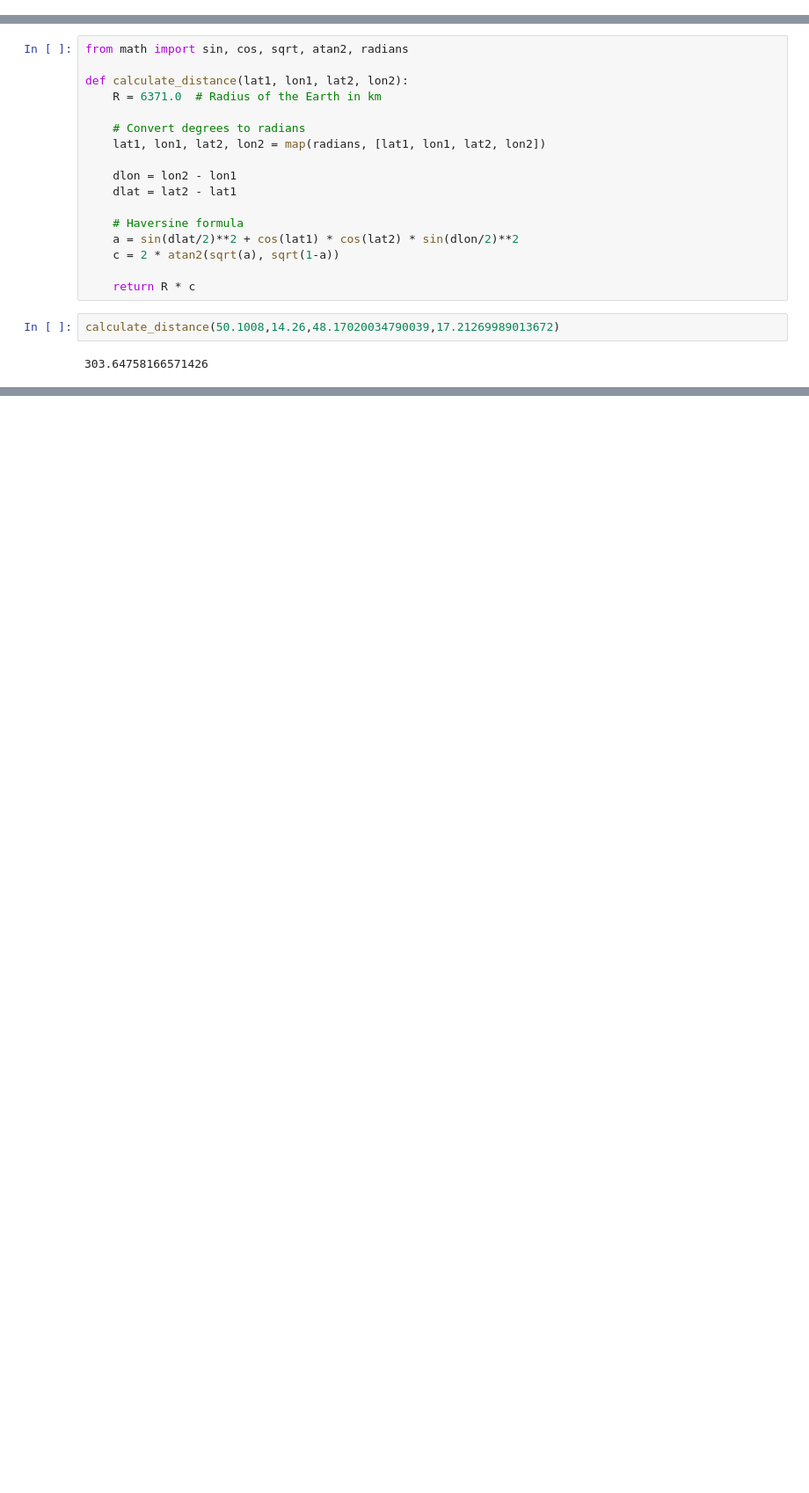
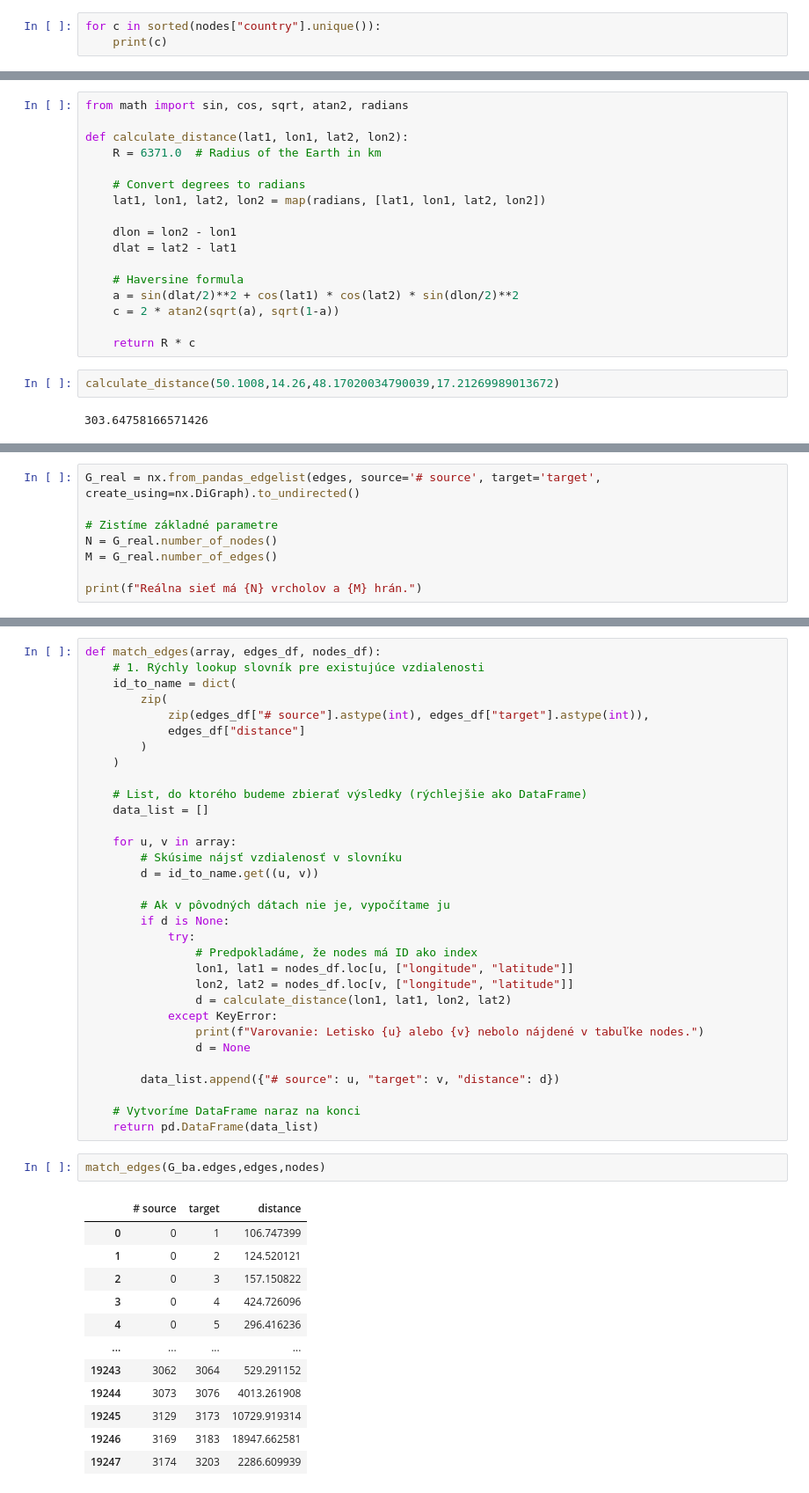
Before and after one commit to sugy-w/Veda-o-sietach-Projekt-JPD-, a Jupyter notebook: general analysis/map_vizualisation.ipynb, the cells around one changed output, grey strips where cells are left out. Shown at 88% size. Saved outputs shown, nothing was run; the diff lists cells and outputs as text; blank space fills up the shorter version.

```diff
--- a/general analysis/map_vizualisation.ipynb
+++ b/general analysis/map_vizualisation.ipynb
@@ -69,0 +58,3 @@ attractive = attractive[attractive >7].index.to_list()
+# %%
+for c in sorted(nodes["country"].unique()):
+    print(c)
@@ -124,0 +983,8 @@ ValueError: too many values to unpack (expected 3)
+# %%
+G_real = nx.from_pandas_edgelist(edges, source='# source', target='target', create_using=nx.DiGraph).to_undirected()
+
+# Zistíme základné parametre
+N = G_real.number_of_nodes()
+M = G_real.number_of_edges()
+
+print(f"Reálna sieť má {N} vrcholov a {M} hrán.")
@@ -124,0 +1197,47 @@ ValueError: too many values to unpack (expected 3)
+# %%
+def match_edges(array, edges_df, nodes_df):
+    # 1. Rýchly lookup slovník pre existujúce vzdialenosti
+    id_to_name = dict(
+        zip(
+            zip(edges_df["# source"].astype(int), edges_df["target"].astype(int)),
+            edges_df["distance"]
+        )
+    )
+
+    # List, do ktorého budeme zbierať výsledky (rýchlejšie ako DataFrame)
+    data_list = []
+
+    for u, v in array:
+        # Skúsime nájsť vzdialenosť v slovníku
+        d = id_to_name.get((u, v))
+
+        # Ak v pôvodných dátach nie je, vypočítame ju
+        if d is None:
+            try:
+                # Predpokladáme, že nodes má ID ako index
+                lon1, lat1 = nodes_df.loc[u, ["longitude", "latitude"]]
+                lon2, lat2 = nodes_df.loc[v, ["longitude", "latitude"]]
+                d = calculate_distance(lon1, lat1, lon2, lat2)
+            except KeyError:
+                print(f"Varovanie: Letisko {u} alebo {v} nebolo nájdené v tabuľke nodes.")
+                d = None
+
+        data_list.append({"# source": u, "target": v, "distance": d})
+
+    # Vytvoríme DataFrame naraz na konci
+    return pd.DataFrame(data_list)
+# %%
+match_edges(G_ba.edges,edges,nodes)
+# %% [output]
+|  | # source | target | distance |
+| 0 | 0 | 1 | 106.747399 |
+| 1 | 0 | 2 | 124.520121 |
+| 2 | 0 | 3 | 157.150822 |
+| 3 | 0 | 4 | 424.726096 |
+| 4 | 0 | 5 | 296.416236 |
+| ... | ... | ... | ... |
+| 19243 | 3062 | 3064 | 529.291152 |
+| 19244 | 3073 | 3076 | 4013.261908 |
+| 19245 | 3129 | 3173 | 10729.919314 |
+| 19246 | 3169 | 3183 | 18947.662581 |
+| 19247 | 3174 | 3203 | 2286.609939 |
```
Also changed, not shown: parts of 31 cells of this notebook, 3 other files.
